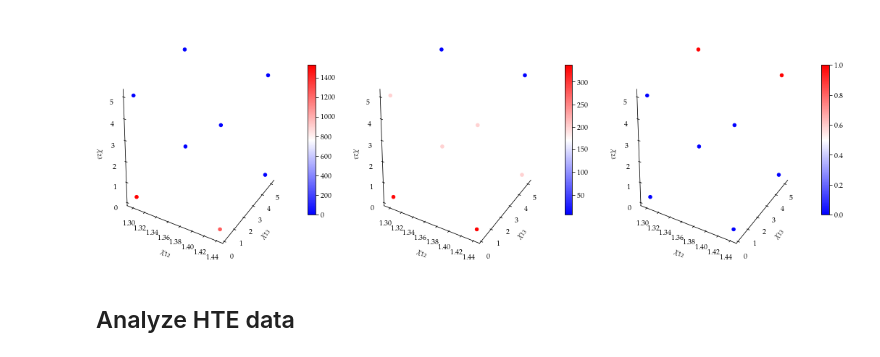
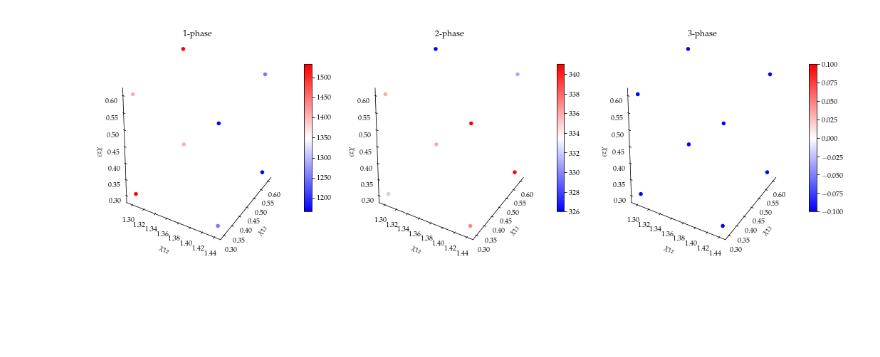
Before and after one commit to kiranvad/polyphase, a Jupyter notebook: notebooks/01-Generate Artificial Solvents.ipynb, the cells around one changed output. Saved outputs shown, nothing was run; the diff lists cells and outputs as text; code cells hidden in the pictures; blank space fills up the shorter version.

Commit message:
add chispace and gridspace sampling

```diff
--- a/notebooks/01-Generate Artificial Solvents.ipynb
+++ b/notebooks/01-Generate Artificial Solvents.ipynb
@@ -8,3 +8,6 @@ import polyphase
 from itertools import product
 import polyphase
 import matplotlib.pyplot as plt
+import os, shutil
+from collections import Counter
+plt.rcParams.update({"text.usetex": True})
@@ -45,9 +63,9 @@ def get_system(indx):
     return out
 
 axes = [np.arange(0,len(solvents_df)),np.arange(0,len(SM_df)),np.arange(0,len(polymer_df))]
-hte_df = pd.DataFrame(get_system(i) for i in product(*axes))
-hte_df.columns =['polymer', 'SM','solvent','chi12','chi13','chi23',
+df = pd.DataFrame(get_system(i) for i in product(*axes))
+df.columns =['polymer', 'SM','solvent','chi12','chi13','chi23',
                  'dop','delta_polymer','delta_SM','delta_solvent']
-print('Total of {} systems'.format(len(hte_df)))
-hte_df.head()
+print('Total of {} systems'.format(len(df)))
+df.head()
 # %% [output]
@@ -63,20 +139,16 @@ Total of 125 systems
 # %%
 NUM_PER_DIMENSION = 2
 chi12 = np.linspace(1.3,1.44, num=NUM_PER_DIMENSION)
-chi13 = np.linspace(0.2,5, num=NUM_PER_DIMENSION)
-chi23 = np.linspace(0.2,5, num=NUM_PER_DIMENSION)
+chi13 = [0.3,0.6]
+chi23 = [0.3,0.6]
 chispace = list(product(chi12, chi13, chi23))
 chispace = np.asarray(chispace)
 df = pd.DataFrame(chispace, columns=['chi12', 'chi13', 'chi23'])
 # %%
-import os, shutil
-from collections import Counter
-
-dirname = '../figures/chispace/testcase'
+dirname = '../figures/chispace/testcase/'
 if os.path.exists(dirname):
     shutil.rmtree(dirname)
 os.makedirs(dirname)
-
 
 num_simplices = []
 for i, chi in df.iterrows():
@@ -105,36 +177,17 @@ Computation took 7.21s
 # %%
 fig, axs = plt.subplots(1,3, figsize=(3*6,6),subplot_kw={'projection':'3d'})
 cvalues = np.asarray(num_simplices)
 x = df.to_numpy()
-
-plt.rcParams.update({
-    "text.usetex": True,
-    "font.family": "serif",
-    "font.serif": ["Palatino"],
-})
-
 for i,ax in enumerate(axs):
     path = ax.scatter(x[:,0], x[:,1], x[:,2],c=cvalues[:,i],
                       alpha=1.0, cmap='bwr')
     fig.colorbar(path, pad=0.05, ax = ax, fraction=0.035)
 
     ax.set_xlabel(r'$\chi_{12}$')
     ax.set_ylabel(r'$\chi_{13}$')
     ax.set_zlabel(r'$\chi_{23}$')
-    ax.xaxis.pane.fill = False
-    ax.yaxis.pane.fill = False
-    ax.zaxis.pane.fill = False
-    ax.xaxis.pane.set_edgecolor('w')
-    ax.yaxis.pane.set_edgecolor('w')
-    ax.zaxis.pane.set_edgecolor('w')
-    ax.grid(False)
-    ax.zaxis._axinfo['juggled'] = (1,2,0)
-    ax.tick_params(axis="y",direction="out")
-    ax.tick_params(axis="x",direction="out")
-    ax.tick_params(axis="z",direction="out")
-
+    ax.set_title('{}-phase'.format(i+1))
+    touchup3d(ax)
 plt.show()
 # %% [output]
-[figure, old version]
+[figure, new version]
-# %% [markdown]
-## Analyze HTE data
```
Also changed, not shown: parts of 10 cells of this notebook, 15 other files.
